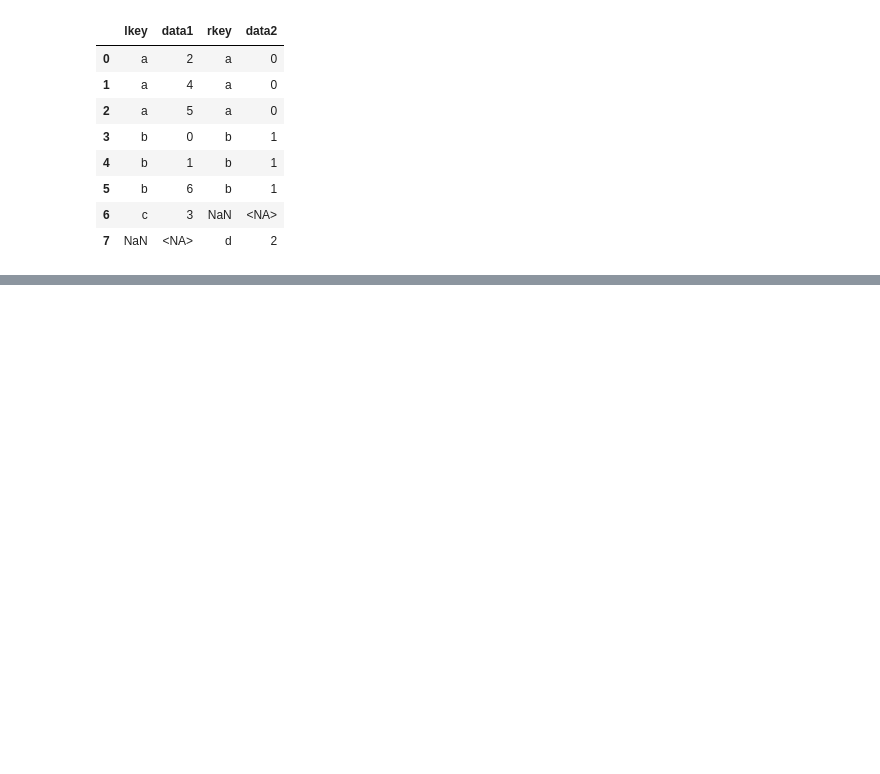
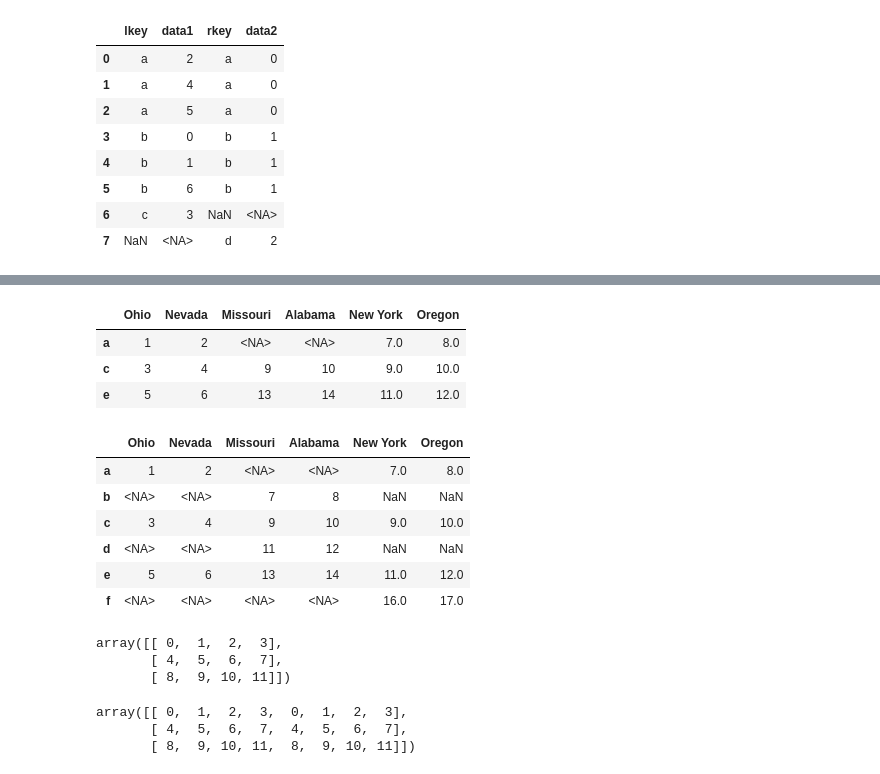
Before and after one commit to sarvar-ds0201/pydata-book-practice, a Jupyter notebook: chapter_08_data_wrangling/data_wrangling.ipynb, the cells around one changed output, grey strips where cells are left out. Drawn from its saved outputs; the diff is of its cells as text; code cells hidden in the pictures; blank space fills up the shorter version.

Commit message:
feat: continue chapter 08 data wrangling

```diff
--- a/chapter_08_data_wrangling/data_wrangling.ipynb
+++ b/chapter_08_data_wrangling/data_wrangling.ipynb
@@ -311,0 +515,8 @@ pd.merge(df3, df4, left_on='lkey', right_on='rkey', how='outer')
+# %%
+left2 = pd.DataFrame([[1., 2.], [3., 4.], [5., 6.]],
+                     index=['a', 'c', 'e'],
+                     columns=['Ohio', 'Nevada']).astype('Int64')
+# %%
+rigth2 = pd.DataFrame([[7., 8.], [9., 10.], [11., 12.], [13, 14]],
+                      index=['b', 'c', 'd', 'e'],
+                      columns=['Missouri', 'Alabama']).astype('Int64')
@@ -311,0 +566,4 @@ pd.merge(df3, df4, left_on='lkey', right_on='rkey', how='outer')
+# %%
+another = pd.DataFrame([[7., 8.], [9., 10.], [11., 12.], [16., 17.]],
+                       index=['a', 'c', 'e', 'f'],
+                       columns=['New York', 'Oregon'])
@@ -311,0 +578,17 @@ pd.merge(df3, df4, left_on='lkey', right_on='rkey', how='outer')
+# %%
+left2.join([rigth2, another])
+# %% [output]
+|  | Ohio | Nevada | Missouri | Alabama | New York | Oregon |
+| a | 1 | 2 | <NA> | <NA> | 7.0 | 8.0 |
+| c | 3 | 4 | 9 | 10 | 9.0 | 10.0 |
+| e | 5 | 6 | 13 | 14 | 11.0 | 12.0 |
+# %%
+left2.join([rigth2, another], how='outer')
+# %% [output]
+|  | Ohio | Nevada | Missouri | Alabama | New York | Oregon |
+| a | 1 | 2 | <NA> | <NA> | 7.0 | 8.0 |
+| b | <NA> | <NA> | 7 | 8 | NaN | NaN |
+| c | 3 | 4 | 9 | 10 | 9.0 | 10.0 |
+| d | <NA> | <NA> | 11 | 12 | NaN | NaN |
+| e | 5 | 6 | 13 | 14 | 11.0 | 12.0 |
+| f | <NA> | <NA> | <NA> | <NA> | 16.0 | 17.0 |
@@ -311,0 +597,12 @@ pd.merge(df3, df4, left_on='lkey', right_on='rkey', how='outer')
+# %%
+arr
+# %% [output]
+array([[ 0,  1,  2,  3],
+       [ 4,  5,  6,  7],
+       [ 8,  9, 10, 11]])
+# %%
+np.concatenate([arr, arr], axis=1)
+# %% [output]
+array([[ 0,  1,  2,  3,  0,  1,  2,  3],
+       [ 4,  5,  6,  7,  4,  5,  6,  7],
+       [ 8,  9, 10, 11,  8,  9, 10, 11]])
```
Also changed, not shown: parts of 68 cells of this notebook.
